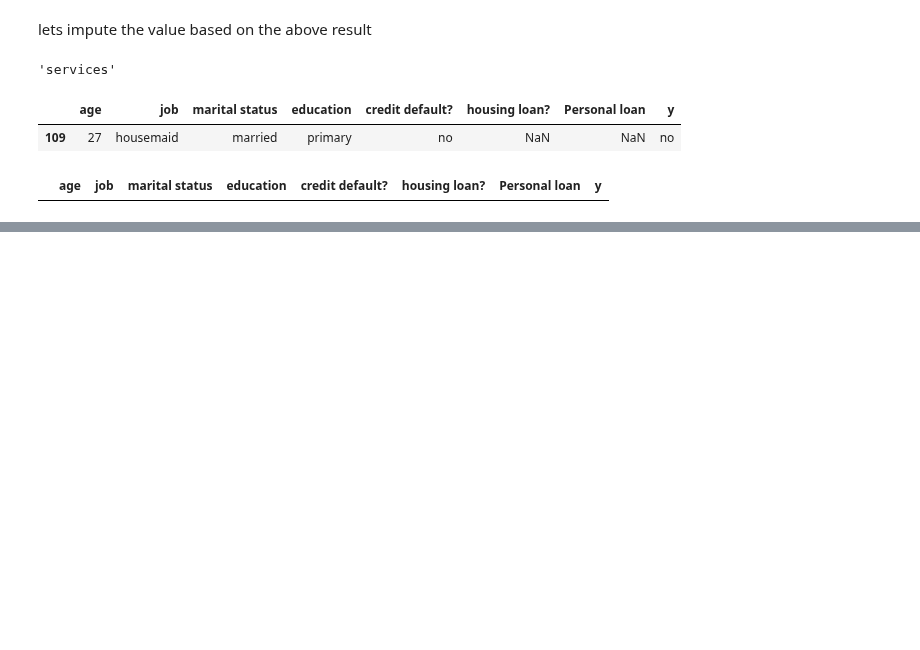
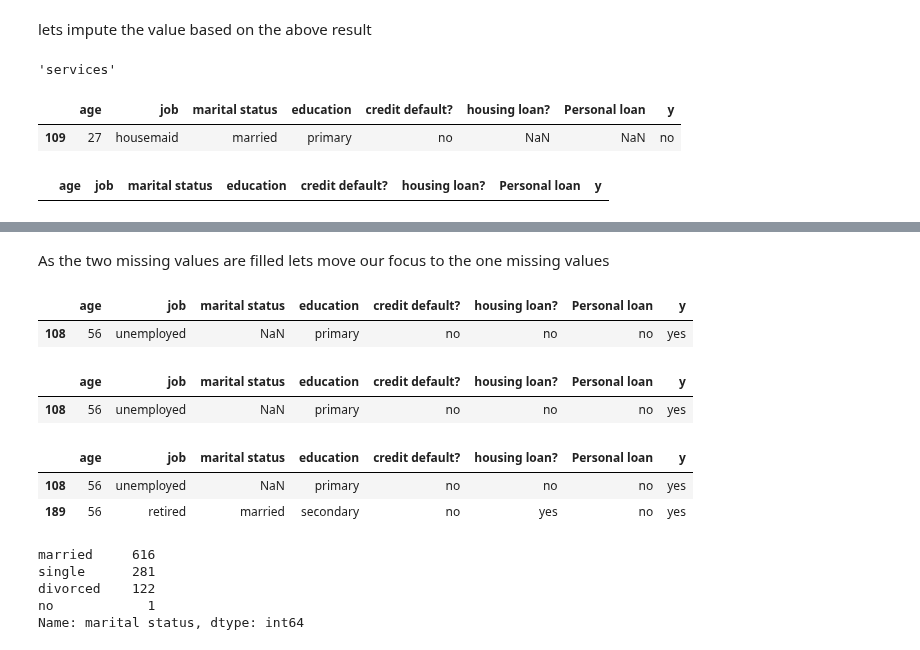
Before and after one commit to lokeshkumarn/Notebooks, a Jupyter notebook: BankTermDeposit.ipynb, the cells around one changed output, grey strips where cells are left out. Saved outputs shown, nothing was run; the diff lists cells and outputs as text; code cells hidden in the pictures; blank space fills up the shorter version.

```diff
--- a/BankTermDeposit.ipynb
+++ b/BankTermDeposit.ipynb
@@ -321,0 +514,31 @@ since we dont have data for matching attribute values , lets
+# %% [markdown]
+As the two missing values are filled lets move our focus to the one missing values
+# %%
+data[data['marital status'].isnull()]
+# %% [output]
+|  | age | job | marital status | education | credit default? | housing loan? | Personal loan | y |
+| 108 | 56 | unemployed | NaN | primary | no | no | no | yes |
+# %%
+data[(data['age']==56) &
+     (data['job']=='unemployed') &
+     (data['y']=='yes')
+    ]
+# %% [output]
+|  | age | job | marital status | education | credit default? | housing loan? | Personal loan | y |
+| 108 | 56 | unemployed | NaN | primary | no | no | no | yes |
+# %%
+data[(data['age']==56) &
+     (data['y']=='yes')
+    ]
+# %% [output]
+|  | age | job | marital status | education | credit default? | housing loan? | Personal loan | y |
+| 108 | 56 | unemployed | NaN | primary | no | no | no | yes |
+| 189 | 56 | retired | married | secondary | no | yes | no | yes |
+# %%
+data['marital status'].value_counts()
+# %% [output]
+married     616
+single      281
+divorced    122
+no            1
+Name: marital status, dtype: int64
```
Also changed, not shown: parts of 24 cells of this notebook.
